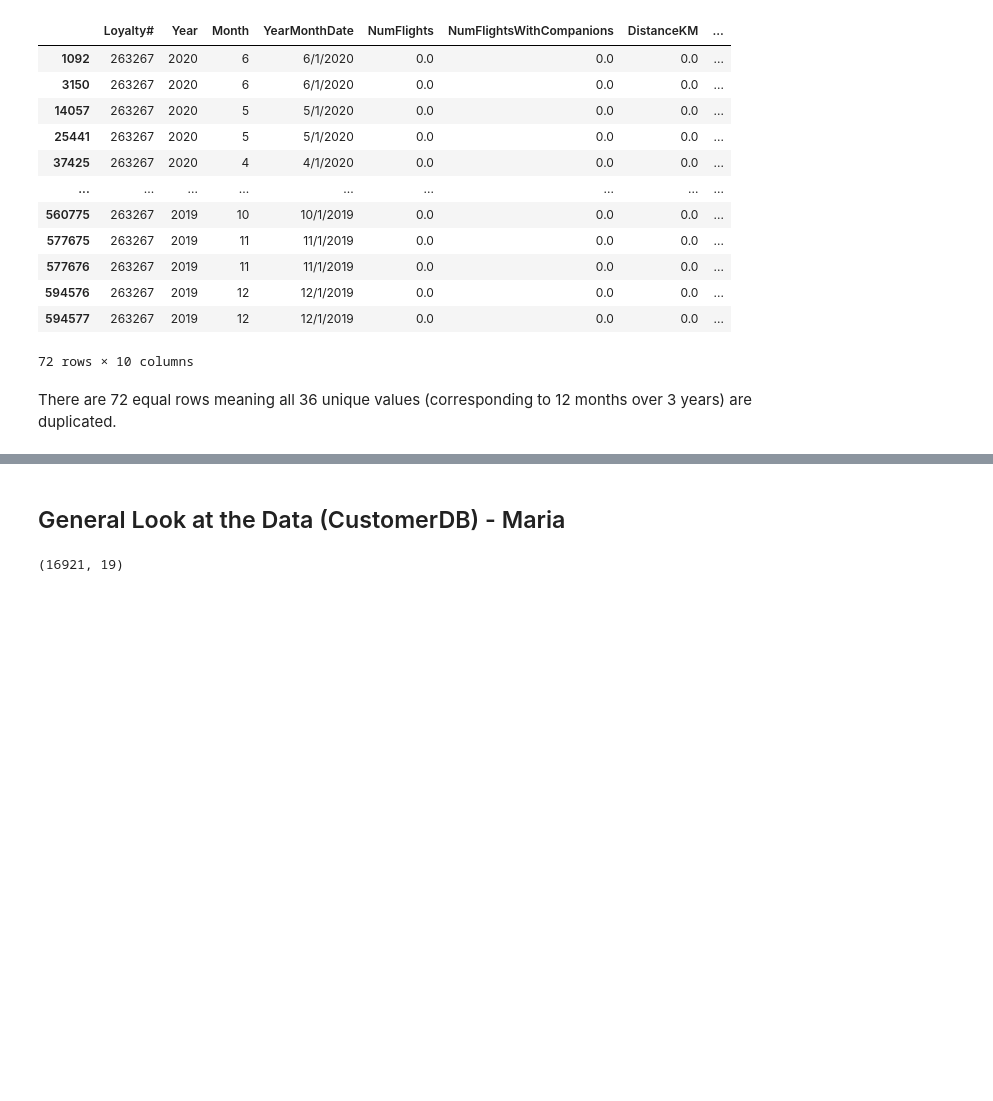
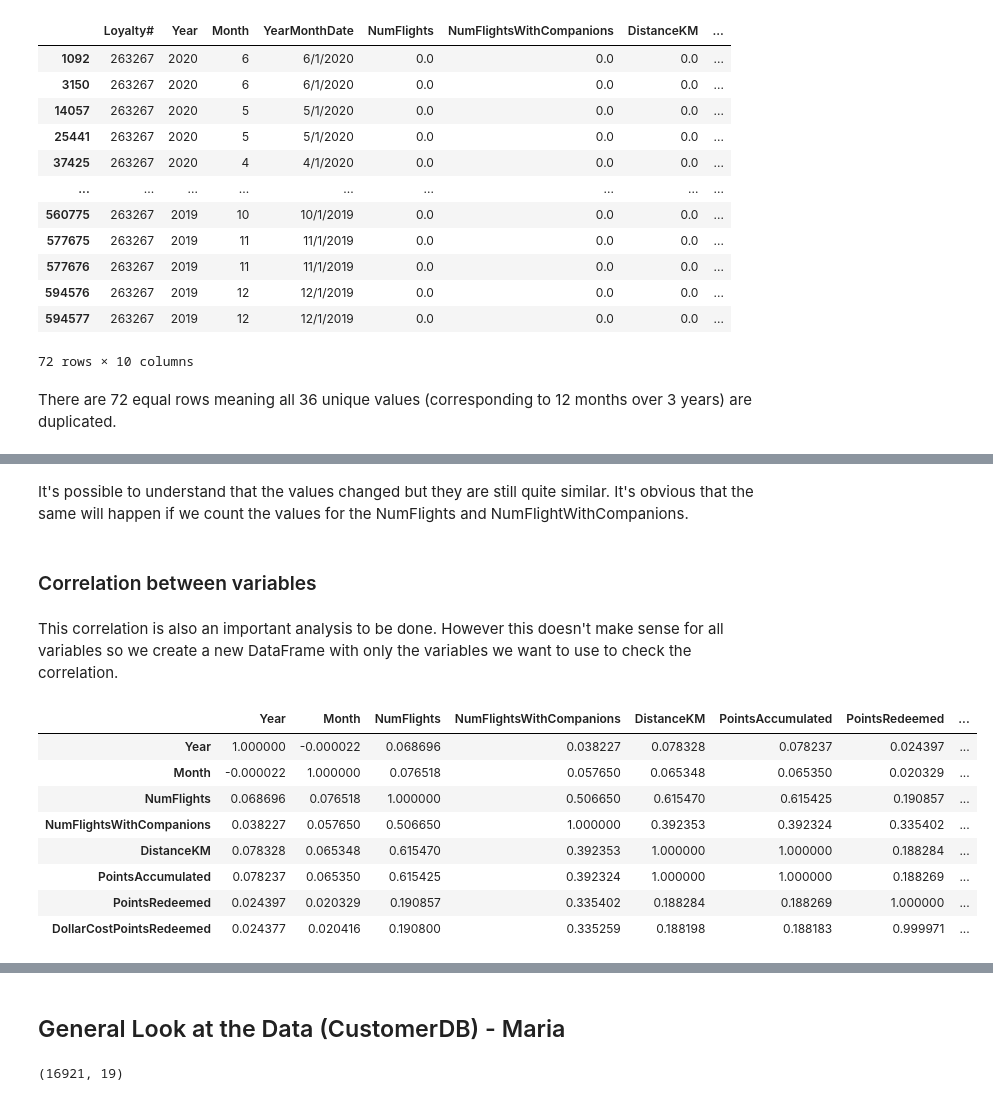
Before and after one commit to lourenco500/Data-Mining-Project, a Jupyter notebook: Deliverable_1 Maria.ipynb, the cells around one changed output, grey strips where cells are left out. Drawn from its saved outputs; the diff is of its cells as text; code cells hidden in the pictures; blank space fills up the shorter version.

```diff
--- a/Deliverable_1 Maria.ipynb
+++ b/Deliverable_1 Maria.ipynb
@@ -286,0 +392,20 @@ There are 72 equal rows meaning all 36 unique values (corresponding to 12 months
+# %% [markdown]
+It's possible to understand that the values changed but they are still quite similar. It's obvious that the same will happen if we count the values for the NumFlights and NumFlightWithCompanions.
+# %% [markdown]
+### Correlation between variables
+# %% [markdown]
+This correlation is also an important analysis to be done. However this doesn't make sense for all variables so we create a new DataFrame with only the variables we want to use to check the correlation.
+# %%
+new = flightsDB[["Year", "Month", "NumFlights", "NumFlightsWithCompanions", "DistanceKM", "PointsAccumulated", "PointsRedeemed", "DollarCostPointsRedeemed"]]
+
+new.corr(method="pearson")
+# %% [output]
+|  | Year | Month | NumFlights | NumFlightsWithCompanions | DistanceKM | PointsAccumulated | PointsRedeemed | ... |
+| Year | 1.000000 | -0.000022 | 0.068696 | 0.038227 | 0.078328 | 0.078237 | 0.024397 | ... |
+| Month | -0.000022 | 1.000000 | 0.076518 | 0.057650 | 0.065348 | 0.065350 | 0.020329 | ... |
+| NumFlights | 0.068696 | 0.076518 | 1.000000 | 0.506650 | 0.615470 | 0.615425 | 0.190857 | ... |
+| NumFlightsWithCompanions | 0.038227 | 0.057650 | 0.506650 | 1.000000 | 0.392353 | 0.392324 | 0.335402 | ... |
+| DistanceKM | 0.078328 | 0.065348 | 0.615470 | 0.392353 | 1.000000 | 1.000000 | 0.188284 | ... |
+| PointsAccumulated | 0.078237 | 0.065350 | 0.615425 | 0.392324 | 1.000000 | 1.000000 | 0.188269 | ... |
+| PointsRedeemed | 0.024397 | 0.020329 | 0.190857 | 0.335402 | 0.188284 | 0.188269 | 1.000000 | ... |
+| DollarCostPointsRedeemed | 0.024377 | 0.020416 | 0.190800 | 0.335259 | 0.188198 | 0.188183 | 0.999971 | ... |
```
Also changed, not shown: parts of 57 cells of this notebook.
